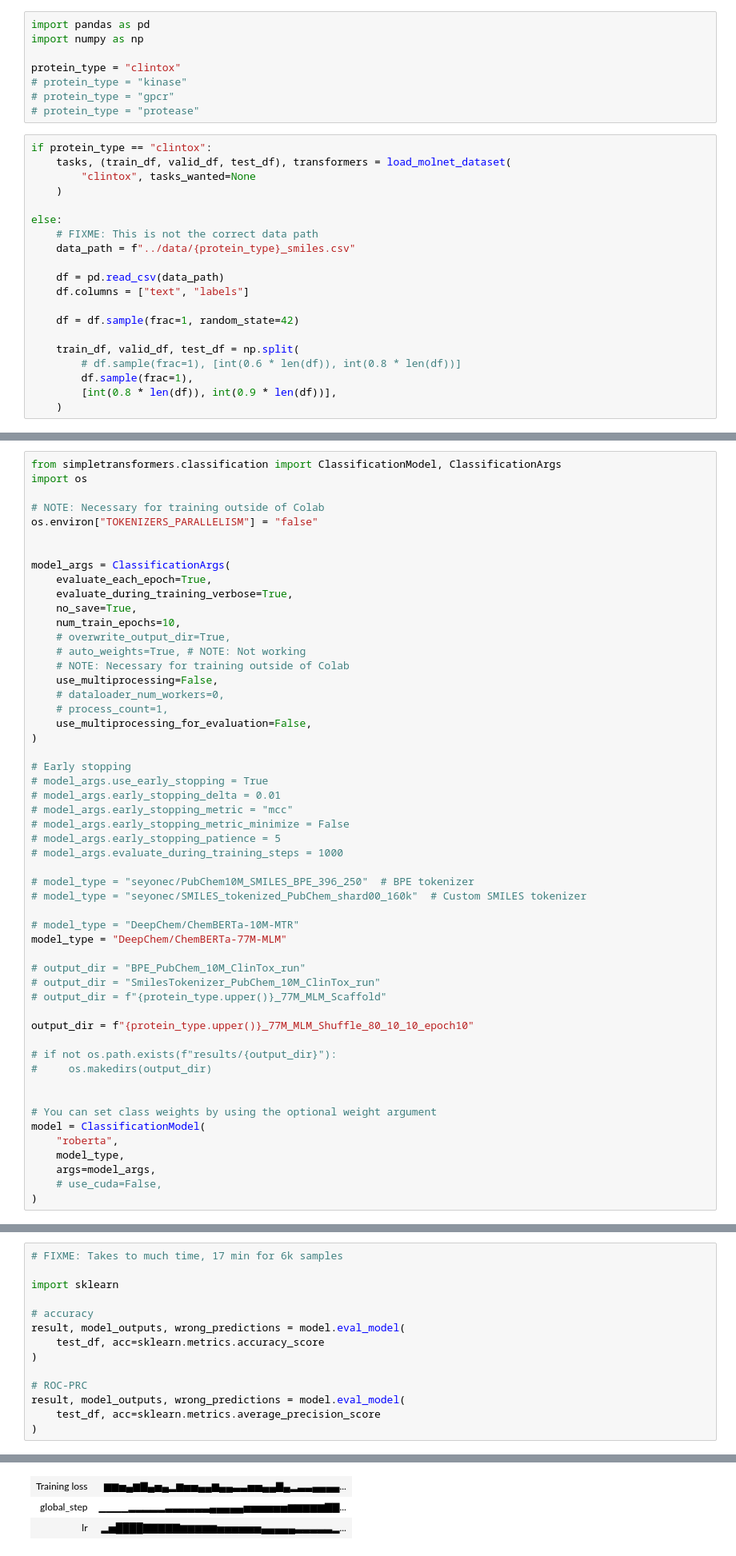
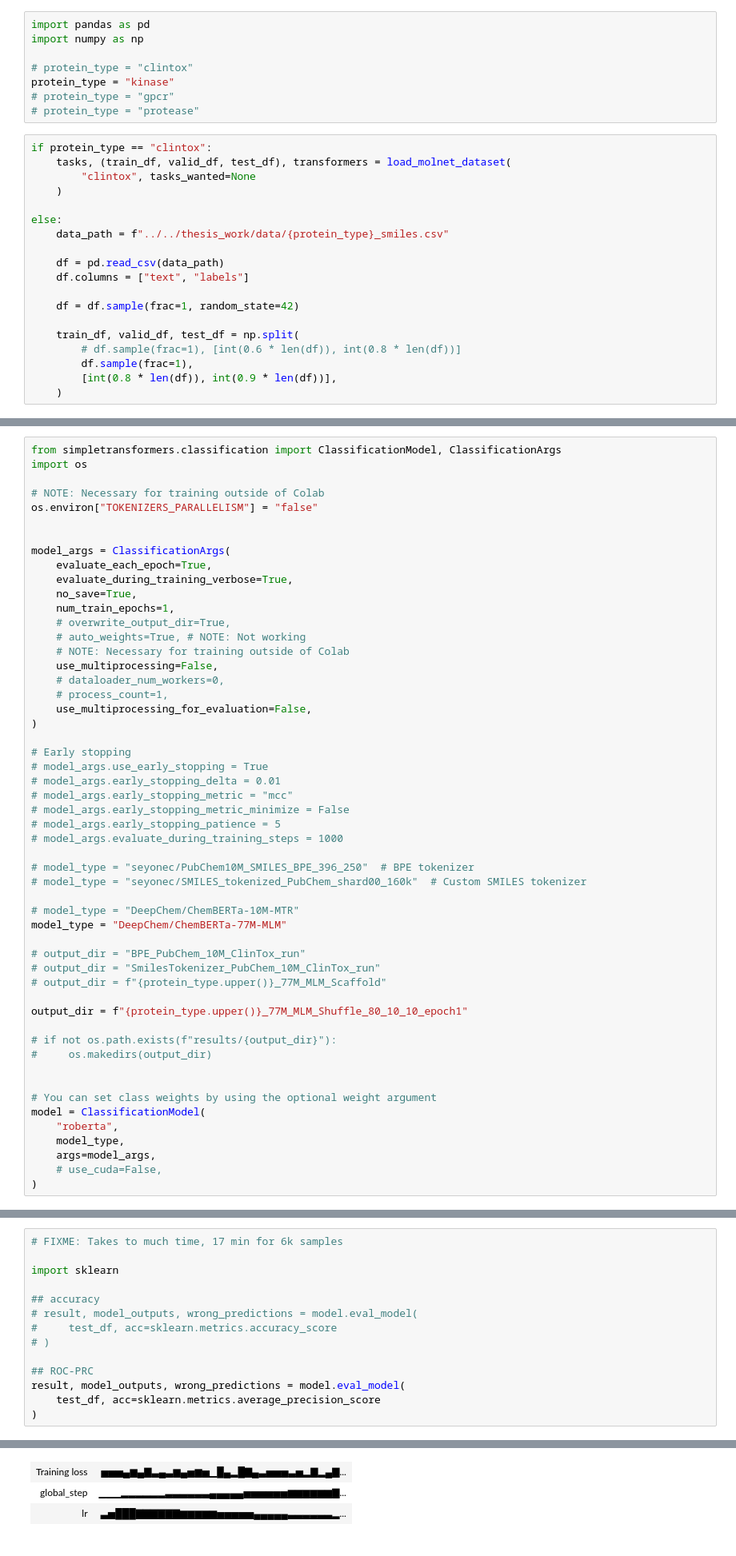
Before and after one commit to ilkersigirci/thesis-work, a Jupyter notebook: notebooks/ChemBERTa/ChemBERTa_finetune.ipynb, the cells around one changed output, grey strips where cells are left out. Shown: that part at 80% size. Saved outputs shown, nothing was run; the diff lists cells and outputs as text.

```diff
--- a/notebooks/ChemBERTa/ChemBERTa_finetune.ipynb
+++ b/notebooks/ChemBERTa/ChemBERTa_finetune.ipynb
@@ -94,8 +92,8 @@ Let's fetch the Smiles Tokenizer's character per line vocabulary file, which can
 import pandas as pd
 import numpy as np
 
-protein_type = "clintox"
-# protein_type = "kinase"
+# protein_type = "clintox"
+protein_type = "kinase"
 # protein_type = "gpcr"
 # protein_type = "protease"
 # %%
@@ -105,8 +103,7 @@ if protein_type == "clintox":
     )
 
 else:
-    # FIXME: This is not the correct data path
-    data_path = f"../data/{protein_type}_smiles.csv"
+    data_path = f"../../thesis_work/data/{protein_type}_smiles.csv"
 
     df = pd.read_csv(data_path)
     df.columns = ["text", "labels"]
@@ -173,7 +160,7 @@ model_args = ClassificationArgs(
     evaluate_each_epoch=True,
     evaluate_during_training_verbose=True,
     no_save=True,
-    num_train_epochs=10,
+    num_train_epochs=1,
     # overwrite_output_dir=True,
     # auto_weights=True, # NOTE: Not working
     # NOTE: Necessary for training outside of Colab
@@ -201,7 +188,7 @@ model_type = "DeepChem/ChemBERTa-77M-MLM"
 # output_dir = "SmilesTokenizer_PubChem_10M_ClinTox_run"
 # output_dir = f"{protein_type.upper()}_77M_MLM_Scaffold"
 
-output_dir = f"{protein_type.upper()}_77M_MLM_Shuffle_80_10_10_epoch10"
+output_dir = f"{protein_type.upper()}_77M_MLM_Shuffle_80_10_10_epoch1"
 
 # if not os.path.exists(f"results/{output_dir}"):
 #     os.makedirs(output_dir)
@@ -300,12 +293,12 @@ We will be using the accuracy and PRC-AUC metrics (average precision score).
 
 import sklearn
 
-# accuracy
-result, model_outputs, wrong_predictions = model.eval_model(
-    test_df, acc=sklearn.metrics.accuracy_score
-)
+## accuracy
+# result, model_outputs, wrong_predictions = model.eval_model(
+#     test_df, acc=sklearn.metrics.accuracy_score
+# )
 
-# ROC-PRC
+## ROC-PRC
 result, model_outputs, wrong_predictions = model.eval_model(
     test_df, acc=sklearn.metrics.average_precision_score
 )
@@ -317,6 +310,6 @@ Finishing last run (ID:lk53ljd5) before initializing another...
 Waiting for W&B process to finish... (success).
 Run history:
-| Training loss | ▆▆▅▄▆▇▄▅▄▂▆▅▅▄▄▆▄▄▃▃▅▅▄▄▇▄▂▃▃▄▄▄▄... |
-| global_step | ▁▁▁▁▂▂▂▂▂▃▃▃▃▃▃▄▄▄▄▄▅▅▅▅▅▅▆▆▆▆▆▇▇... |
-| lr | ▂▅████▇▇▇▇▇▆▆▆▆▆▅▅▅▅▅▅▄▄▄▄▄▃▃▃▃▃▂... |
+| Training loss | ▅▅▅▄▆▄▇▃▄▃▆▄▅▆▅▁█▄▂█▇▄▃▅▅▅▃▅▂▇▂▄▇... |
+| global_step | ▁▁▁▂▂▂▂▂▂▃▃▃▃▃▃▄▄▄▄▄▅▅▅▅▅▅▆▆▆▆▆▆▇... |
+| lr | ▃▅███▇▇▇▇▇▇▆▆▆▆▆▅▅▅▅▅▄▄▄▄▄▃▃▃▃▃▃▂... |
 Run summary:
```
Also changed, not shown: parts of 14 cells of this notebook, 4 other files.
